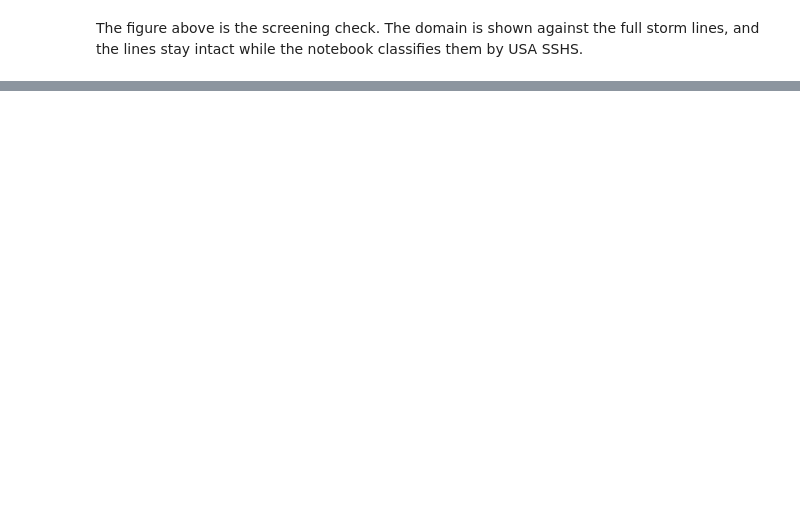
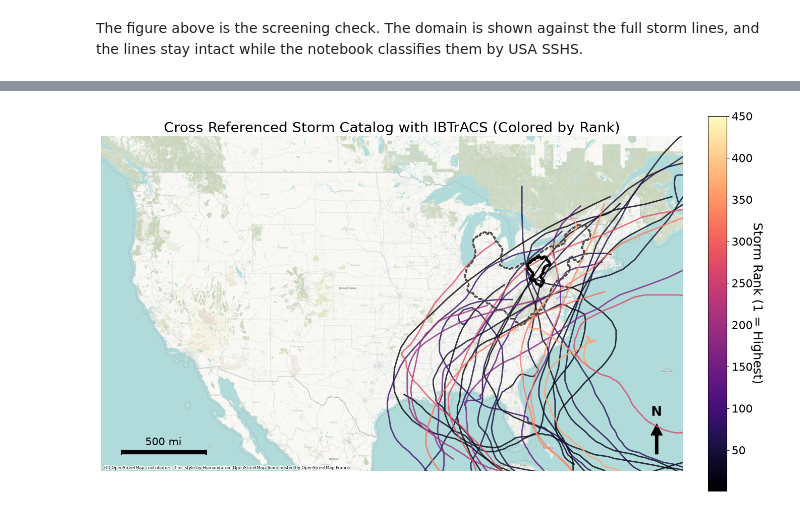
Before and after one commit to mohsennasab/meteorology-tools, a Jupyter notebook: notebooks/mtools_04_ibtracs_screening.ipynb, the cells around one changed output, grey strips where cells are left out. Saved outputs shown, nothing was run; the diff lists cells and outputs as text; code cells hidden in the pictures; blank space fills up the shorter version.

```diff
--- a/notebooks/mtools_04_ibtracs_screening.ipynb
+++ b/notebooks/mtools_04_ibtracs_screening.ipynb
@@ -467,0 +549,15 @@ The figure above is the screening check. The domain is shown against the full st
+# %%
+mask = storms_df["storm_date"].isin(ibtracs_storms.keys())
+storms_df["storm_type"] = pd.Series(
+    "Non-Tropical", index=storms_df.index, dtype="string"
+)
+storms_df.loc[mask, "storm_type"] = "Tropical Cyclone"
+
+tropical_storms = storms_df[
+    (storms_df["storm_type"] == "Tropical Cyclone")
+    & (storms_df["por_rank"] <= NUM_STORMS)
+]
+print(f"Catalog tropical storms: {len(tropical_storms):,}")
+percent_tropical = len(tropical_storms) / len(storms_df) * 100
+print(f"Percent of catalog storms that are tropical: {percent_tropical:.2f}%")
+tropical_storms
@@ -467,0 +584,64 @@ The figure above is the screening check. The domain is shown against the full st
+# %%
+# create a single plot with all storm paths colored by their rank
+fig, ax = plt.subplots(figsize=(16, 13))
+basemap_axes(
+    ax, map_frame, pad_frac=0.05, basemap_alpha=0.70, scale_bar=False, north_arrow=False
+)
+valid_td.to_crs(PLOT_CRS).boundary.plot(
+    ax=ax, edgecolor="#4d4d4d", linewidth=2.2, linestyle="--", zorder=4
+)
+watershed.to_crs(PLOT_CRS).boundary.plot(
+    ax=ax, edgecolor="black", linewidth=3.2, zorder=5
+)
+
+add_scale_bar_and_north_arrow(ax, map_frame, length_mi=500)
+ax.set_title("Tracks classified by USA SSHS")
+
+# plot all storm tracks in the catalog, colored by rank
+for storm_date, entries in ibtracs_storms.items():
+    for entry in entries:
+        storm_subset = entry["ds"]
+        storm_rank = entry["storm_rank"]
+        if storm_rank > NUM_STORMS:
+            continue  # skip low-ranked storms
+
+        # Build a clean lon/lat table and drop invalid points before making a track line
+        storm_xy = pd.DataFrame(
+            {
+                "lon": np.asarray(storm_subset["lon"].values).astype(float),
+                "lat": np.asarray(storm_subset["lat"].values).astype(float),
+            }
+        )
+        storm_xy = storm_xy.replace([np.inf, -np.inf], np.nan).dropna(
+            subset=["lon", "lat"]
+        )
+
+        # GEOS LineString requires either 0 points or >= 2 points
+        if len(storm_xy) < 2:
+            continue
+
+        storm_line = LineString(zip(storm_xy["lon"], storm_xy["lat"]))
+        storm_subset_gdf = gpd.GeoDataFrame(geometry=[storm_line], crs=GEOG_CRS).to_crs(
+            PLOT_CRS
+        )
+        storm_subset_gdf.plot(
+            ax=ax,
+            color=plt.cm.magma(storm_rank / NUM_STORMS),
+            linewidth=2.0,
+            alpha=0.8,
+            zorder=3,
+        )
+
+# add a colorbar
+sm = plt.cm.ScalarMappable(
+    cmap=plt.cm.magma,
+    norm=plt.Normalize(vmin=storms_df["por_rank"].min(), vmax=NUM_STORMS),
+)
+sm.set_array([])
+cbar = plt.colorbar(sm, ax=ax, fraction=0.03, pad=0.04)
+cbar.set_label(
+    "Storm Rank (1 = Highest)", rotation=270, labelpad=15, fontsize=PLOT_FONT_SIZE - 2
+)
+cbar.ax.tick_params(labelsize=PLOT_FONT_SIZE - 4)
+ax.set_title("Cross Referenced Storm Catalog with IBTrACS (Colored by Rank)")
+# %% [output]
@@ -467,0 +649 @@ The figure above is the screening check. The domain is shown against the full st
+[figure, added]
```
Also changed, not shown: parts of 13 cells of this notebook, 5 other files.
